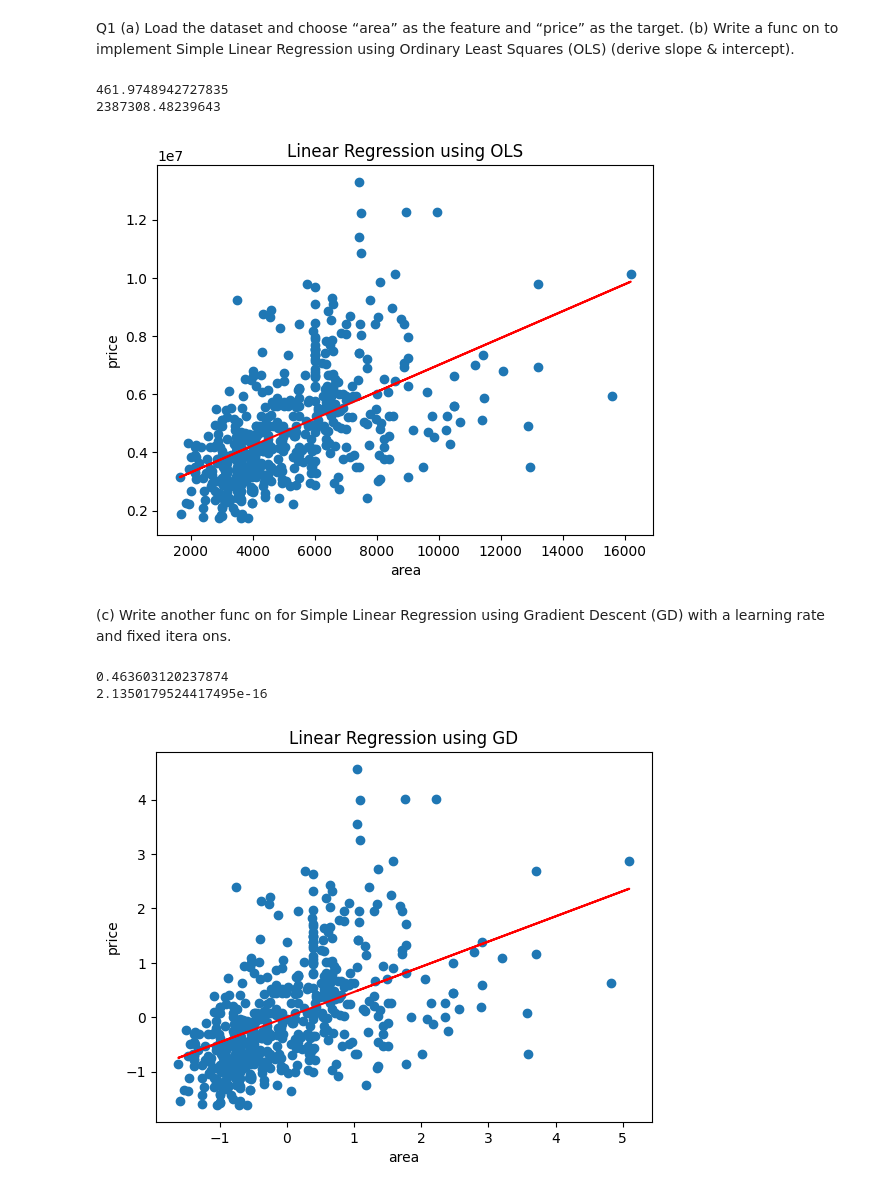
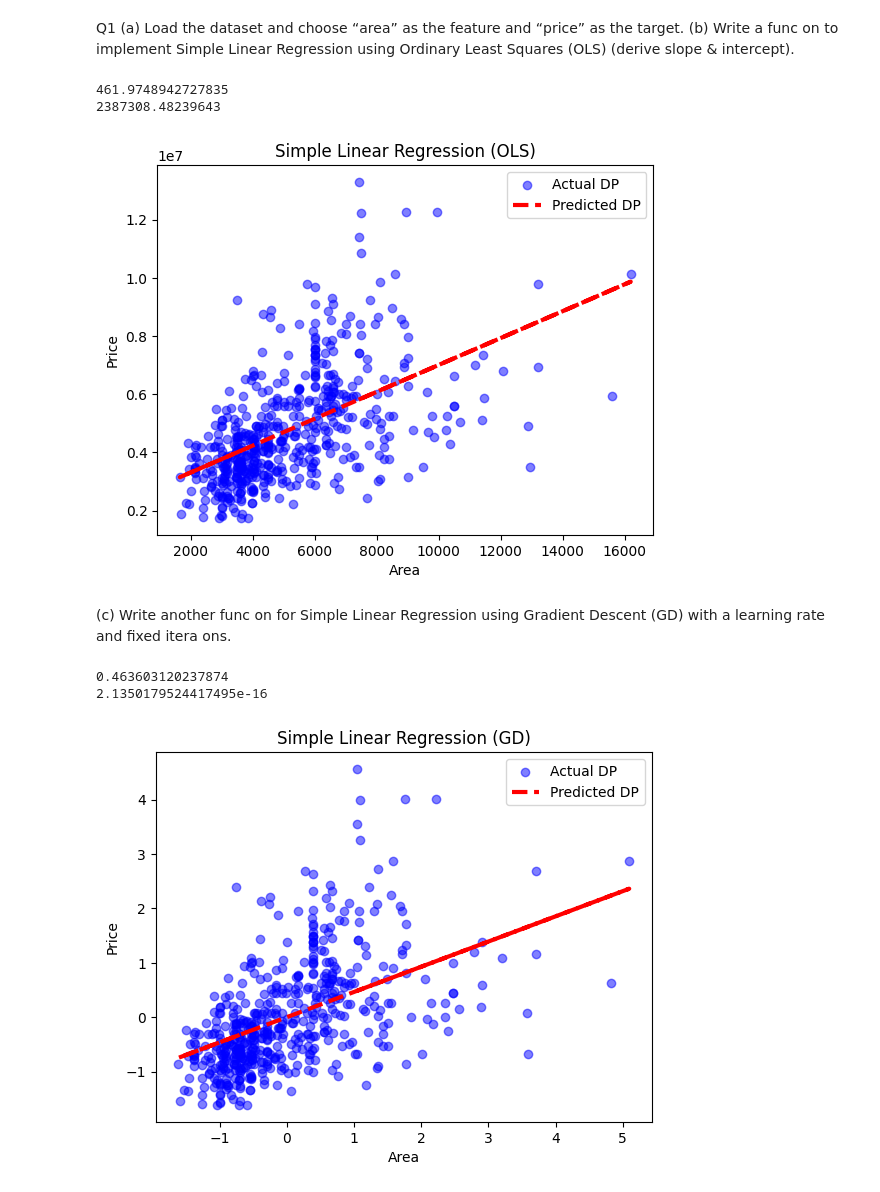
Before and after one commit to abhinandan2540/MLT-labwork, a Jupyter notebook: 26_aug_25/Q1.ipynb, the cells around one changed output. Saved outputs shown, nothing was run; the diff lists cells and outputs as text; code cells hidden in the pictures.

Commit message:
Simple Linear Regression from scratch (OLS, GD)

```diff
--- a/26_aug_25/Q1.ipynb
+++ b/26_aug_25/Q1.ipynb
@@ -22,39 +22,40 @@ y_price=np.array(y)
 
 # using statsmodel
 # for linear regression, calculating: slope, intercept, r value, p value, std_err
 # slope, intercept, r, p, std_err=stats.linregress(x_area,y_price)
 # print(slope)
 # print(intercept)
 # print(r)
 # print(p)
 # print(std_err)
 
 # using numpy
 x_mean = np.mean(x_area)
 y_mean = np.mean(y_price)
 
 slope= np.sum((x_area - x_mean) * (y_price - y_mean)) / np.sum((x_area - x_mean)**2)
 intercept = y_mean - slope * x_mean
 
 print(slope)
 print(intercept)
 
 # model for prediction
 def PredictionModel(x):
     return slope*x+intercept
 
 myModel=list(map(PredictionModel,x_area))
 
-plt.scatter(x_area,y_price)
-plt.plot(x_area, myModel, color='red')
-plt.xlabel('area')
-plt.ylabel('price')
-plt.title('Linear Regression using OLS')
+plt.scatter(x_area,y_price,color='blue',alpha=0.5,label='Actual DP')
+plt.plot(x_area, myModel, 'r--',lw=3,label='Predicted DP')
+plt.xlabel('Area')
+plt.ylabel('Price')
+plt.legend()
+plt.title('Simple Linear Regression (OLS)')
 plt.show()
 # %% [output]
 461.9748942727835
 2387308.48239643
-[figure, old version]
+[figure, new version]
 # %% [markdown]
 (c) Write another func on for Simple Linear Regression using Gradient Descent (GD) with a learning
 rate and fixed itera ons.
@@ -110,13 +111,14 @@ def predictionModel(x):
 
 myModel=list(map(predictionModel,x_area_new))
 
-plt.scatter(x_area_new,y_price_new)
-plt.plot(x_area_new,myModel,color='red')
-plt.xlabel('area')
-plt.ylabel('price')
-plt.title('Linear Regression using GD')
+plt.scatter(x_area_new,y_price_new,color='blue',alpha=0.5,label='Actual DP')
+plt.plot(x_area_new,myModel,'r--',lw=3,label='Predicted DP')
+plt.xlabel('Area')
+plt.ylabel('Price')
+plt.legend()
+plt.title('Simple Linear Regression (GD)')
 plt.show()
 # %% [output]
 0.463603120237874
 2.1350179524417495e-16
-[figure, old version]
+[figure, new version]
```
